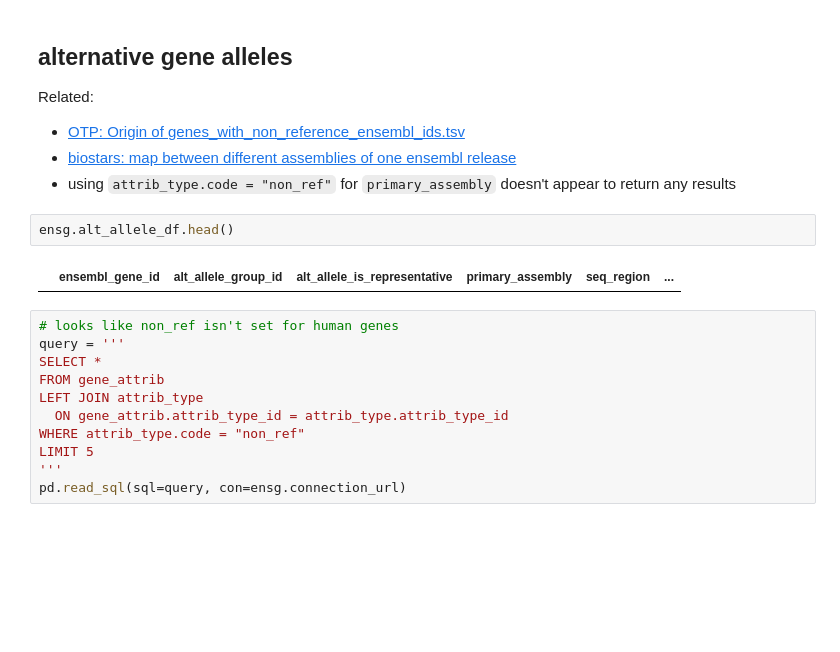
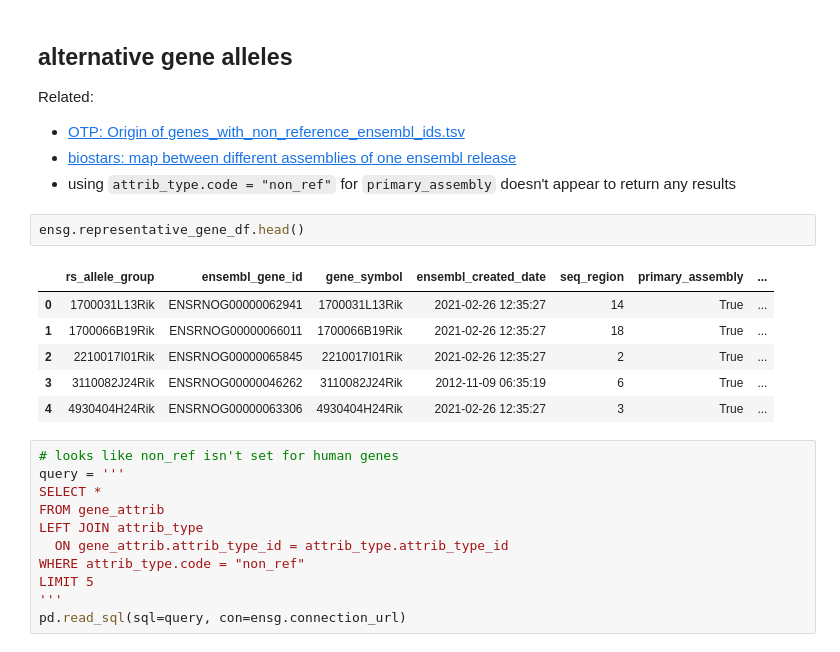
Before and after one commit to related-sciences/ensembl-genes, a Jupyter notebook: ensembl_genes_eda.ipynb, the cells around one changed output. Cells and saved outputs as stored; diff of their text form; blank space fills up the shorter version.

Commit message:
export rattus_norvegicus_core_111_72 on 2024-02-15
code version d2ecc10a2484d783db01f9760ce669e7be8416eb
built by <https://github.com/related-sciences/ensembl-genes/actions/runs/7919013544>

```diff
--- a/ensembl_genes_eda.ipynb
+++ b/ensembl_genes_eda.ipynb
@@ -128,9 +128,14 @@ Related:
 - [biostars: map between different assemblies of one ensembl release](https://www.biostars.org/p/143956/)
 - using `attrib_type.code = "non_ref"` for `primary_assembly` doesn't appear to return any results
 # %%
-ensg.alt_allele_df.head()
+ensg.representative_gene_df.head()
 # %% [output]
-|  | ensembl_gene_id | alt_allele_group_id | alt_allele_is_representative | primary_assembly | seq_region | ... |
+|  | rs_allele_group | ensembl_gene_id | gene_symbol | ensembl_created_date | seq_region | primary_assembly | ... |
+| 0 | 1700031L13Rik | ENSRNOG00000062941 | 1700031L13Rik | 2021-02-26 12:35:27 | 14 | True | ... |
+| 1 | 1700066B19Rik | ENSRNOG00000066011 | 1700066B19Rik | 2021-02-26 12:35:27 | 18 | True | ... |
+| 2 | 2210017I01Rik | ENSRNOG00000065845 | 2210017I01Rik | 2021-02-26 12:35:27 | 2 | True | ... |
+| 3 | 3110082J24Rik | ENSRNOG00000046262 | 3110082J24Rik | 2012-11-09 06:35:19 | 6 | True | ... |
+| 4 | 4930404H24Rik | ENSRNOG00000063306 | 4930404H24Rik | 2021-02-26 12:35:27 | 3 | True | ... |
 # %%
 # looks like non_ref isn't set for human genes
 query = '''
```
Also changed, not shown: parts of 13 cells of this notebook, 22 other files.
